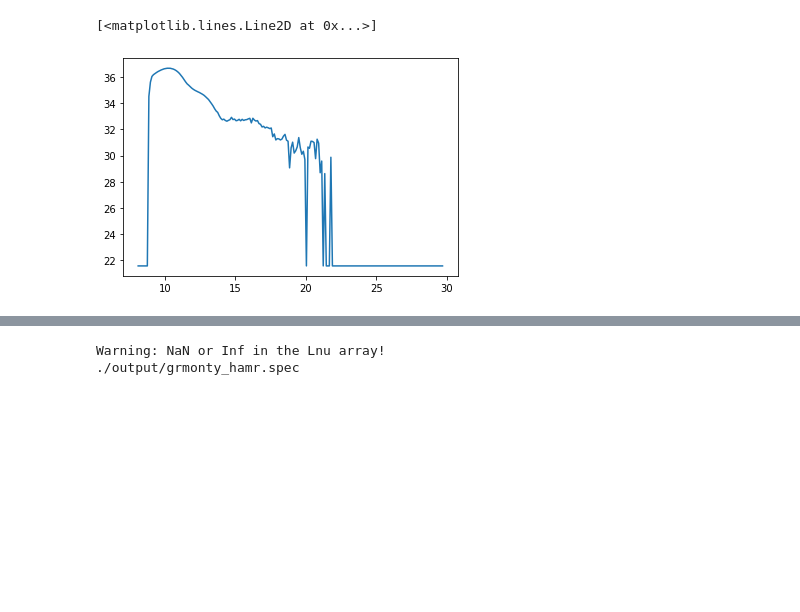
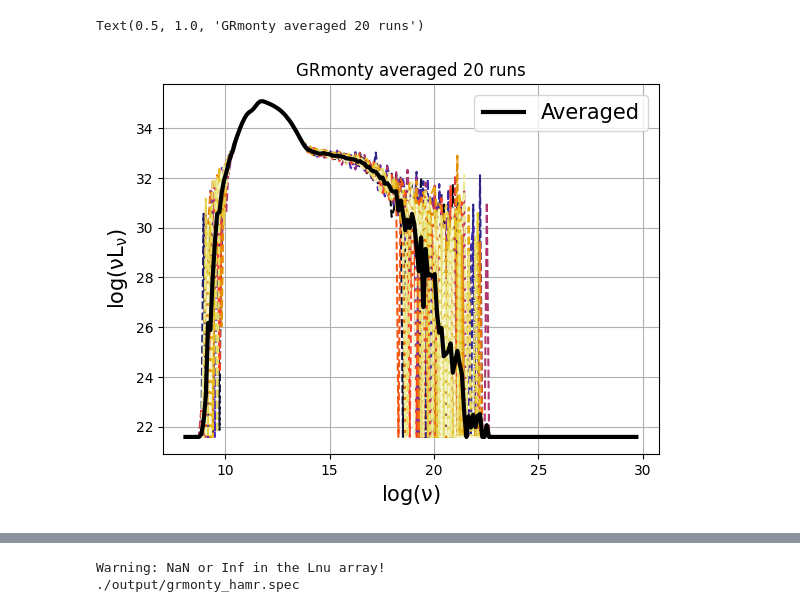
Before and after one commit to black-hole-group/gpumonty, a Jupyter notebook: Untitled.ipynb, the cells around one changed output, grey strips where cells are left out. Cells and saved outputs as stored; diff of their text form; code cells hidden in the pictures; blank space fills up the shorter version.

```diff
--- a/Untitled.ipynb
+++ b/Untitled.ipynb
@@ -2,7 +2,23 @@
 #from gpumonty
 import nmmn.sed
 import matplotlib.pyplot as plt
+import numpy as np
+number_of_outputs = 20
+plt.grid(True)
+ydata = np.zeros((number_of_outputs, 200))
+xdata = np.zeros((number_of_outputs, 200))
+plt.ylabel(r'$\rm log(\nu L_\nu)$', fontsize = 15)
+plt.xlabel(r'$\rm log(\nu)$', fontsize = 15)
 s=nmmn.sed.SED()
-s.grmonty('/mnt/c/users/pedro/Documents/GitHub/gpumonty/output/grmonty_hamr.spec')
-plt.plot(s.lognu, s.ll)
+cmap = plt.get_cmap('CMRmap')
+for i in range(number_of_outputs):
+    s.grmonty('/home/pedro/gpumonty/output/gpumonty_'+str(i))
+    xdata[i] = s.lognu
+    ydata[i] = s.ll
+for i in range(number_of_outputs):
+    plt.plot(xdata.mean(0), ydata[i],'--', color=cmap(i / number_of_outputs))
+
+plt.plot(xdata.mean(0), ydata.mean(0), lw = 3, color = 'black', label = 'Averaged')
+plt.legend(fontsize = 15)
+plt.title("GPUmonty averaged 20 runs")
 # %% [output]
@@ -11,13 +27,29 @@ plt.plot(s.lognu, s.ll)
 # %%
-#from grmonty
+#from gpumonty
 import nmmn.sed
 import matplotlib.pyplot as plt
+import numpy as np
+number_of_outputs = 20
+plt.grid(True)
+ydata = np.zeros((number_of_outputs, 200))
+xdata = np.zeros((number_of_outputs, 200))
+plt.ylabel(r'$\rm log(\nu L_\nu)$', fontsize = 15)
+plt.xlabel(r'$\rm log(\nu)$', fontsize = 15)
 s=nmmn.sed.SED()
-s.grmonty('/mnt/c/Users/pedro/Documents/GitHub/grmonty_3D/output/grmonty_hamr.spec')
-plt.plot(s.lognu, s.ll)
+cmap = plt.get_cmap('CMRmap')
+for i in range(number_of_outputs):
+    s.grmonty('/home/pedro/grmonty/output/gpumonty_'+str(i))
+    xdata[i] = s.lognu
+    ydata[i] = s.ll
+for i in range(number_of_outputs):
+    plt.plot(xdata.mean(0), ydata[i],'--', color=cmap(i / number_of_outputs))
+
+plt.plot(xdata.mean(0), ydata.mean(0), lw = 3, color = 'black', label = 'Averaged')
+plt.legend(fontsize = 15)
+plt.title("GRmonty averaged 20 runs")
 # %% [output]
-[<matplotlib.lines.Line2D at 0x...>]
+Text(0.5, 1.0, 'GRmonty averaged 20 runs')
-[figure, old version]
+[figure, new version]
 # %%
 import nmmn.sed
 import matplotlib.pyplot as plt
```
Also changed, not shown: parts of 2 cells of this notebook, 5 other files.
